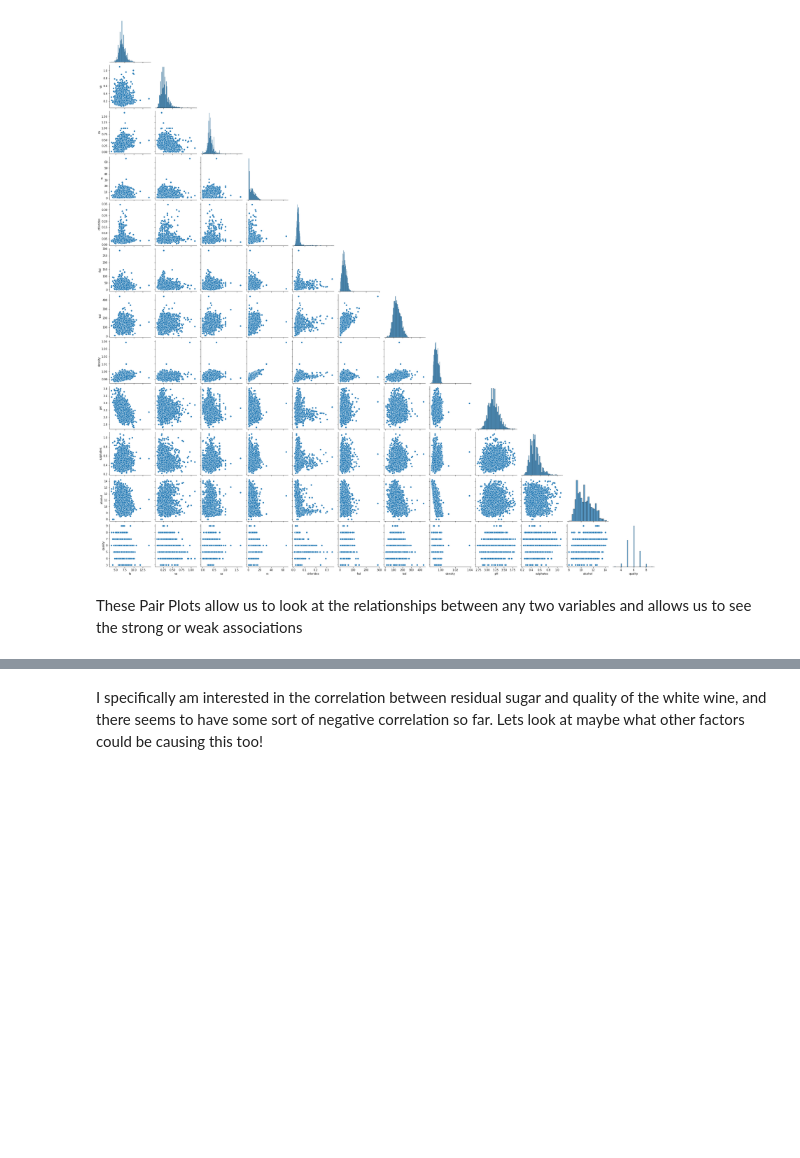
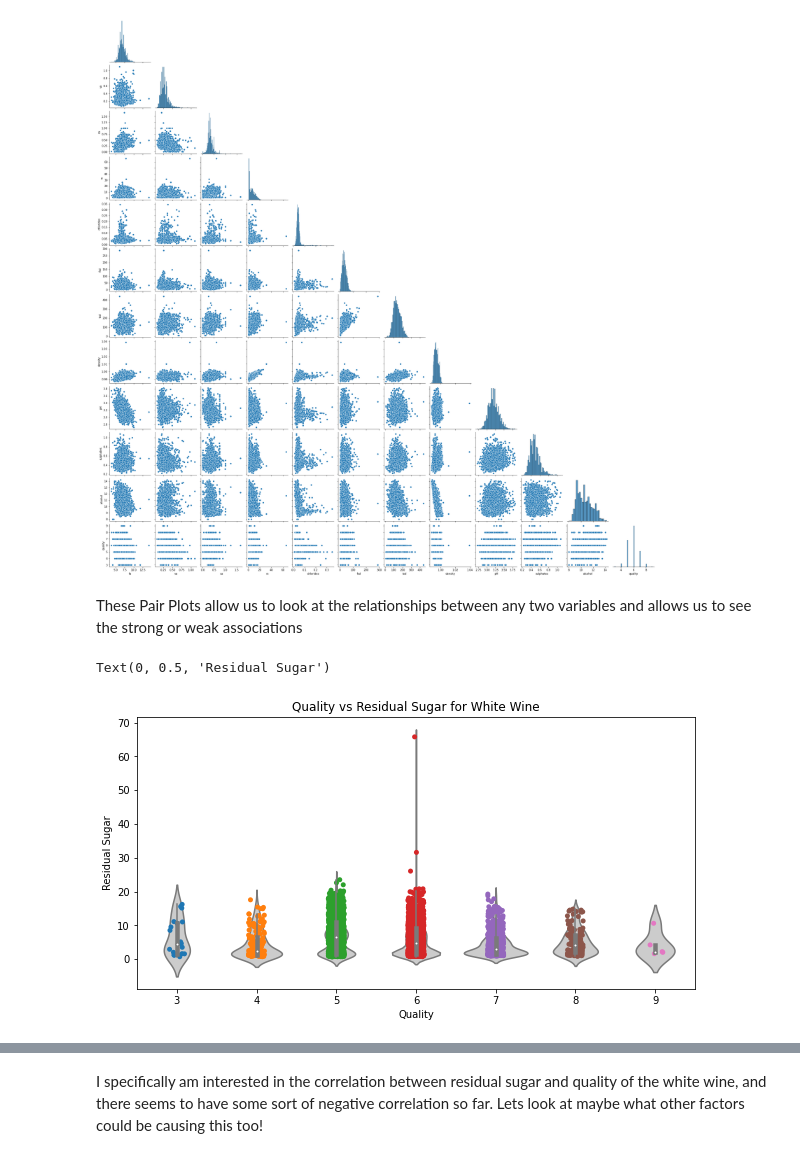
Before and after one commit to data301-2020-winter1/course-project-group_6006, a Jupyter notebook: analysis/Isaac/Milestone 2.ipynb, the cells around one changed output, grey strips where cells are left out. Saved outputs shown, nothing was run; the diff lists cells and outputs as text; code cells hidden in the pictures; blank space fills up the shorter version.

```diff
--- a/analysis/Isaac/Milestone 2.ipynb
+++ b/analysis/Isaac/Milestone 2.ipynb
@@ -119,3 +119,16 @@ sns.pairplot(White_wine_df, corner=True)
 [figure]
 # %% [markdown]
 These Pair Plots allow us to look at the relationships between any two variables and allows us to see the strong or weak associations
+# %%
+quality_group = White_wine_df.groupby('quality')
+plt.figure(figsize=(10,5))
+
+sns.violinplot(x="quality", y="rs", data=White_wine_df, color="0.8")
+sns.stripplot(x='quality', y='rs', data=White_wine_df, jitter=True, zorder=1)
+
+plt.title("Quality vs Residual Sugar for White Wine")
+plt.xlabel("Quality")
+plt.ylabel("Residual Sugar")
+# %% [output]
+Text(0, 0.5, 'Residual Sugar')
+[figure, added]
```
Also changed, not shown: parts of 2 cells of this notebook.
